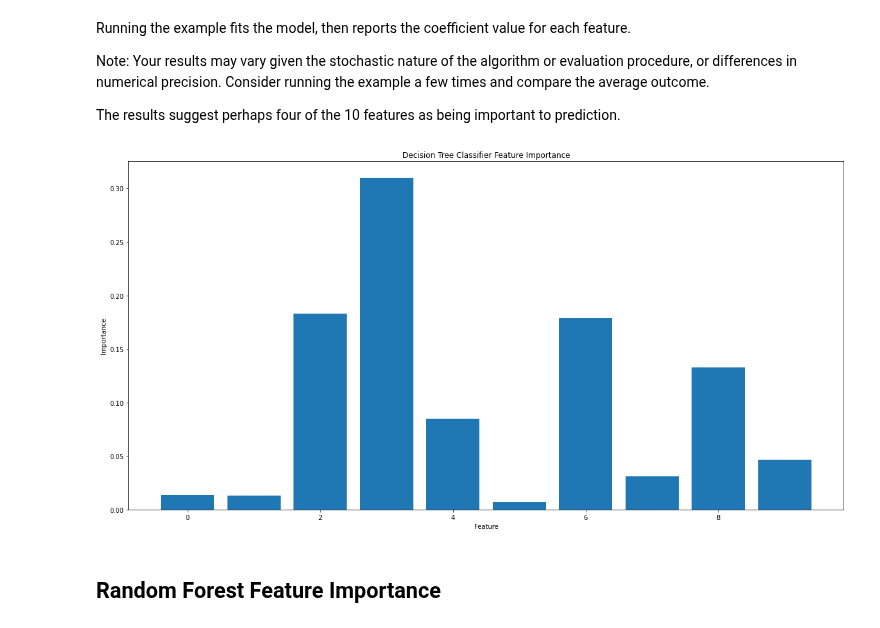
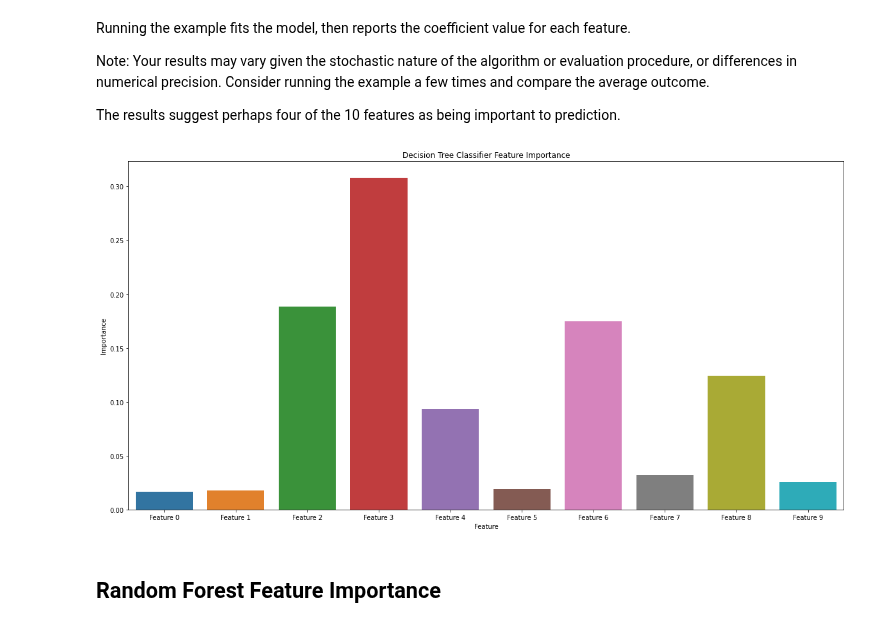
Before and after one commit to hsteinshiromoto/blog, a Jupyter notebook: notebooks/how_to_calculate_feature_importance_with_python/how_to_calculate_feature_importance_with_python.ipynb, the cells around one changed output. Drawn from its saved outputs; the diff is of its cells as text; code cells hidden in the pictures.

Commit message:
improve plots

```diff
--- a/notebooks/how_to_calculate_feature_importance_with_python/how_to_calculate_feature_importance_with_python.ipynb
+++ b/notebooks/how_to_calculate_feature_importance_with_python/how_to_calculate_feature_importance_with_python.ipynb
@@ -259,10 +260,10 @@ The results suggest perhaps four of the 10 features as being important to predic
 # %%
 # plot feature importance
 fig, ax = plt.subplots(figsize=(20, 10))
-ax.bar([x for x in range(len(importance))], importance)
+ax = sns.barplot(x=[f"Feature {x}" for x in range(len(importance))], y=importance, ax=ax)
 ax.set(title="Decision Tree Classifier Feature Importance", xlabel="Feature", ylabel="Importance");
 # %% [output]
-[figure, old version]
+[figure, new version]
 # %% [markdown]
 ## Random Forest Feature Importance
 # %% [markdown]
```
Also changed, not shown: parts of 8 cells of this notebook.
